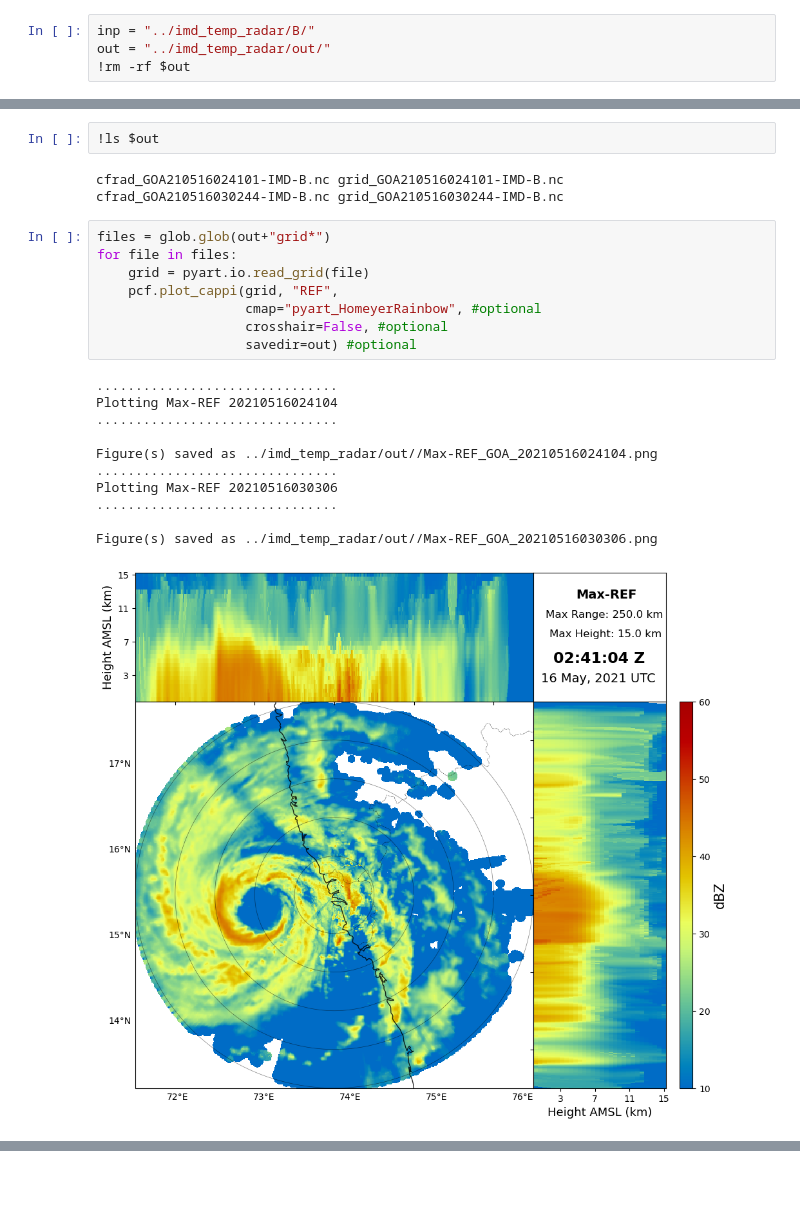
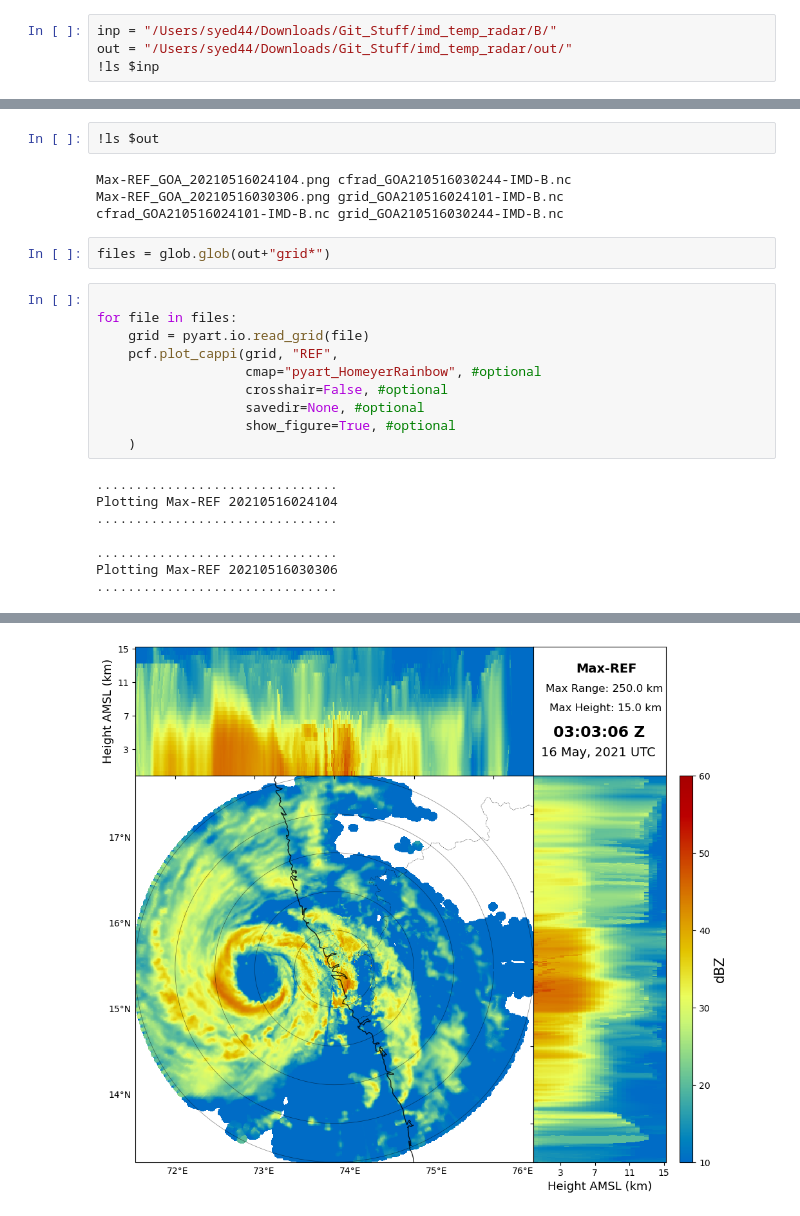
Before and after one commit to syedhamidali/PyScanCf, a Jupyter notebook: doc/notebooks/tutorial.ipynb, the cells around one changed output, grey strips where cells are left out. Cells and saved outputs as stored; diff of their text form; blank space fills up the shorter version.

```diff
--- a/doc/notebooks/tutorial.ipynb
+++ b/doc/notebooks/tutorial.ipynb
@@ -10,4 +14,4 @@ print(pcf.__version__)
 # %%
-inp = "../imd_temp_radar/B/"
-out = "../imd_temp_radar/out/"
-!rm -rf $out
+inp = "/Users/syed44/Downloads/Git_Stuff/imd_temp_radar/B/"
+out = "/Users/syed44/Downloads/Git_Stuff/imd_temp_radar/out/"
+!ls $inp
@@ -22,25 +62,26 @@ Total Time Elapsed:  0:00:35.931653
 # %%
 !ls $out
 # %% [output]
-cfrad_GOA210516024101-IMD-B.nc grid_GOA210516024101-IMD-B.nc
-cfrad_GOA210516030244-IMD-B.nc grid_GOA210516030244-IMD-B.nc
+Max-REF_GOA_20210516024104.png cfrad_GOA210516030244-IMD-B.nc
+Max-REF_GOA_20210516030306.png grid_GOA210516024101-IMD-B.nc
+cfrad_GOA210516024101-IMD-B.nc grid_GOA210516030244-IMD-B.nc
 # %%
 files = glob.glob(out+"grid*")
-for file in files:
-    grid = pyart.io.read_grid(file)
-    pcf.plot_cappi(grid, "REF",
-                   cmap="pyart_HomeyerRainbow", #optional
-                   crosshair=False, #optional
-                   savedir=out) #optional
-# %% [output]
-...............................
-Plotting Max-REF 20210516024104
-...............................
-
-Figure(s) saved as ../imd_temp_radar/out//Max-REF_GOA_20210516024104.png
-...............................
-Plotting Max-REF 20210516030306
-...............................
-
-Figure(s) saved as ../imd_temp_radar/out//Max-REF_GOA_20210516030306.png
-[figure, removed]
+# %%
+
+for file in files:
+    grid = pyart.io.read_grid(file)
+    pcf.plot_cappi(grid, "REF",
+                   cmap="pyart_HomeyerRainbow", #optional
+                   crosshair=False, #optional
+                   savedir=None, #optional
+                   show_figure=True, #optional
+    )
+# %% [output]
+...............................
+Plotting Max-REF 20210516024104
+...............................
+
+...............................
+Plotting Max-REF 20210516030306
+...............................
@@ -46,0 +89 @@ Figure(s) saved as ../imd_temp_radar/out//Max-REF_GOA_20210516030306.png
+[figure, added]
```
Also changed, not shown: parts of 9 cells of this notebook, 30 other files.
